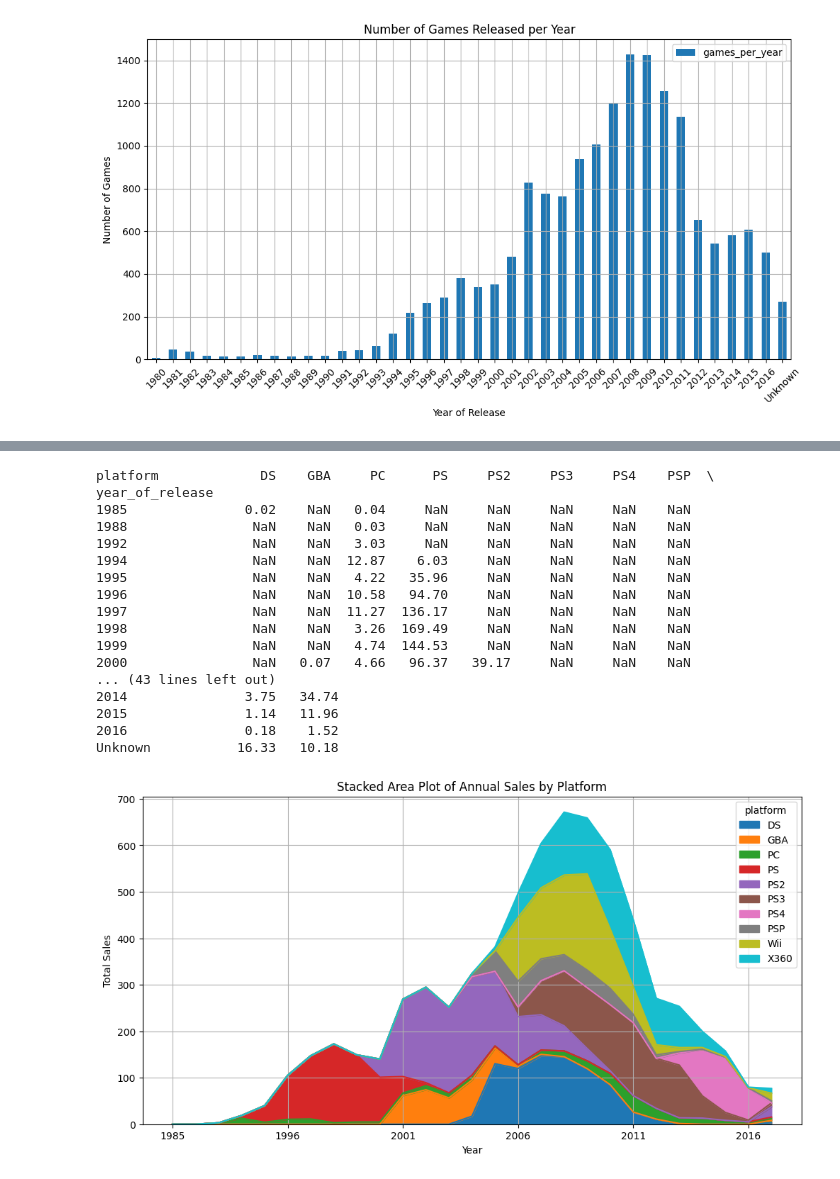
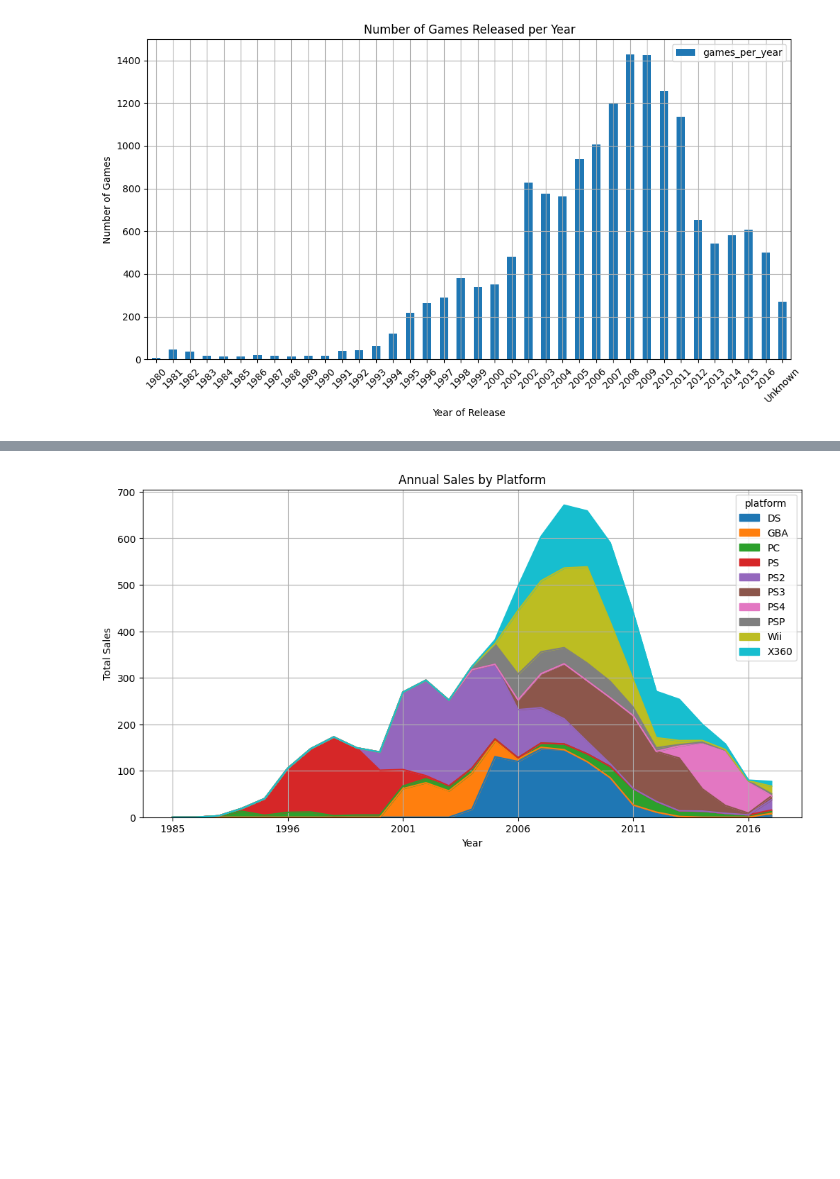
Before and after one commit to omarsp1407/GameSuccessPredictor, a Jupyter notebook: analysis_notebook.ipynb, the cells around one changed output, grey strips where cells are left out. Cells and saved outputs as stored; diff of their text form; code cells hidden in the pictures; blank space fills up the shorter version.

Commit message:
Add analysis and visualizations for game release trends and platform sales

```diff
--- a/analysis_notebook.ipynb
+++ b/analysis_notebook.ipynb
@@ -193,43 +170,27 @@ memory usage: 1.5+ MB
 # %%
 # Get top 10 platforms by total sales
 df_sales_per_platform = df.groupby('platform')['total_sales'].sum().reset_index()
 df_sales_per_platform_sort = df_sales_per_platform.sort_values(by='total_sales', ascending=False).reset_index(drop=True)
 top_10_platforms = df_sales_per_platform_sort.head(10)
 top_10_platforms = top_10_platforms['platform'].tolist()
 
 # Dataframe filtered by top 10 platforms
 df_top_10_platforms = df[df['platform'].isin(top_10_platforms)].reset_index(drop=True)
 
 df_sales_per_year_per_platform = df_top_10_platforms.groupby(['platform','year_of_release'])['total_sales'].sum().reset_index()
 
 # Pivotar los datos para un gráfico de áreas apiladas
 df_pivot = df_sales_per_year_per_platform.pivot(index='year_of_release', columns='platform', values='total_sales')
-# print(df_pivot.isna().sum())
-print(df_pivot)
+df_pivot = df_pivot.fillna(0)
 
-df_pivot.plot(kind='area', stacked=True, figsize=(12, 6))
+df_pivot.plot(kind='area',
+              stacked=True,
+              figsize=(12, 6),
+              xlabel='Year',
+              ylabel='Total Sales',
+              title='Annual Sales by Platform',
+              grid=True)
 
-plt.xlabel('Year')
-plt.ylabel('Total Sales')
-plt.title('Stacked Area Plot of Annual Sales by Platform')
-plt.grid(True)
 plt.show()
 # %% [output]
-platform             DS    GBA     PC      PS     PS2     PS3     PS4    PSP  \
-year_of_release
-1985               0.02    NaN   0.04     NaN     NaN     NaN     NaN    NaN
-1988                NaN    NaN   0.03     NaN     NaN     NaN     NaN    NaN
-1992                NaN    NaN   3.03     NaN     NaN     NaN     NaN    NaN
-1994                NaN    NaN  12.87    6.03     NaN     NaN     NaN    NaN
-1995                NaN    NaN   4.22   35.96     NaN     NaN     NaN    NaN
-1996                NaN    NaN  10.58   94.70     NaN     NaN     NaN    NaN
-1997                NaN    NaN  11.27  136.17     NaN     NaN     NaN    NaN
-1998                NaN    NaN   3.26  169.49     NaN     NaN     NaN    NaN
-1999                NaN    NaN   4.74  144.53     NaN     NaN     NaN    NaN
-2000                NaN   0.07   4.66   96.37   39.17     NaN     NaN    NaN
-... (43 lines left out)
-2014               3.75   34.74
-2015               1.14   11.96
-2016               0.18    1.52
-Unknown           16.33   10.18
-[figure, old version]
+[figure, new version]
```
Also changed, not shown: parts of 2 cells of this notebook.
